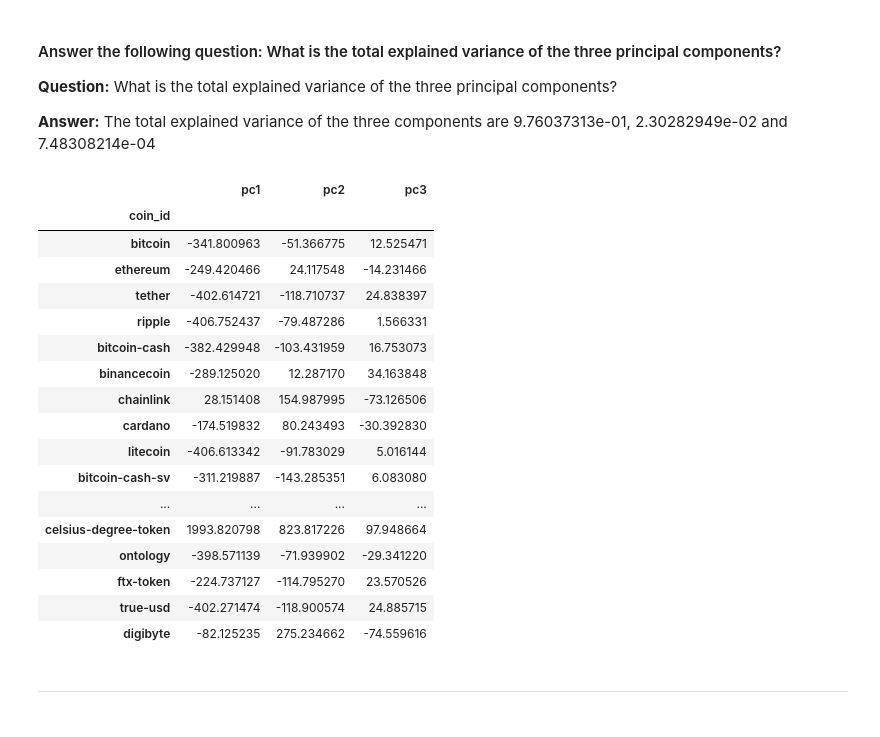
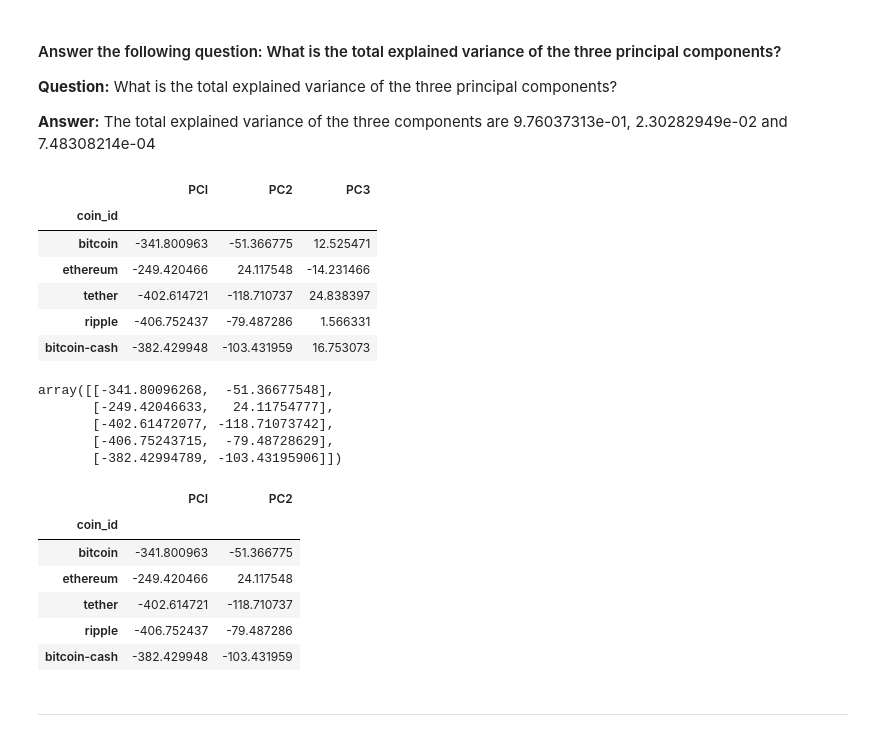
Before and after one commit to EGeorge2021r/Challenge10_Repo, a Jupyter notebook: Starter_Code/crypto_investments.ipynb, the cells around one changed output. Saved outputs shown, nothing was run; the diff lists cells and outputs as text; code cells hidden in the pictures.

Commit message:
Addedd coding on Optimize Clusters with Principal Component Analysis section

```diff
--- a/Starter_Code/crypto_investments.ipynb
+++ b/Starter_Code/crypto_investments.ipynb
@@ -320,42 +286,64 @@ array([9.76037313e-01, 2.30282949e-02, 7.48308214e-04])
 **Question:** What is the total explained variance of the three principal components?
 
 **Answer:** The total explained variance of the three components are 9.76037313e-01, 2.30282949e-02 and 7.48308214e-04
+# %%
+# Create a new DataFrame with the PCA data.
+# Note: The code for this step is provided for you
+
+# Creating a DataFrame with the PCA data
+pca_df = pd.DataFrame(df_market_data_pca_data,
+
+# Copy the crypto names from the original data and Set the coinid column as index
+index =  df_market_data_scaled_predictions.index, columns =['PCI', 'PC2', 'PC3'])
+
+# Display sample data
+pca_df.head()
+# %% [output]
+|  | PCI | PC2 | PC3 |
+| coin_id |  |  |  |
+| bitcoin | -341.800963 | -51.366775 | 12.525471 |
+| ethereum | -249.420466 | 24.117548 | -14.231466 |
+| tether | -402.614721 | -118.710737 | 24.838397 |
+| ripple | -406.752437 | -79.487286 | 1.566331 |
+| bitcoin-cash | -382.429948 | -103.431959 | 16.753073 |
+# %%
+# Create a PCA model instance and set `n_components=3`.
+pca = PCA(n_components=2)
+# %%
+# Use the PCA model with `fit_transform` to reduce to
+# three principal components.
+# Reduce from five to two features using PCA
+pca_df = pca.fit_transform(df_market_data_pca_data)
+
+
+# View the first five rows of the DataFrame.
+pca_df[:5]
+# %% [output]
+array([[-341.80096268,  -51.36677548],
+       [-249.42046633,   24.11754777],
+       [-402.61472077, -118.71073742],
+       [-406.75243715,  -79.48728629],
+       [-382.42994789, -103.43195906]])
 # %%
 # Create a new DataFrame with the PCA data.
 # Note: The code for this step is provided for you
-pcadf = pd.DataFrame(df_market_data_pca_data, index =  df_market_data_scaled_predictions.index, columns =['pc1', 'pc2', 'pc3'])
-pcadf
+
 # Creating a DataFrame with the PCA data
+pca1_df = pd.DataFrame(pca_df,
+
+# Copy the crypto names from the original data and Set the coinid column as index
+index =  df_market_data_scaled_predictions.index, columns =['PCI', 'PC2'])
 
 # Display sample data
-
-# Copy the crypto names from the original data
-# YOUR CODE HERE!
-
-# Set the coinid column as index
-# YOUR CODE HERE!
-
-# Display sample data
-# YOUR CODE HERE!
+pca1_df.head()
 # %% [output]
-|  | pc1 | pc2 | pc3 |
-| coin_id |  |  |  |
-| bitcoin | -341.800963 | -51.366775 | 12.525471 |
-| ethereum | -249.420466 | 24.117548 | -14.231466 |
-| tether | -402.614721 | -118.710737 | 24.838397 |
-| ripple | -406.752437 | -79.487286 | 1.566331 |
-| bitcoin-cash | -382.429948 | -103.431959 | 16.753073 |
-| binancecoin | -289.125020 | 12.287170 | 34.163848 |
-| chainlink | 28.151408 | 154.987995 | -73.126506 |
-| cardano | -174.519832 | 80.243493 | -30.392830 |
-| litecoin | -406.613342 | -91.783029 | 5.016144 |
-| bitcoin-cash-sv | -311.219887 | -143.285351 | 6.083080 |
-| ... | ... | ... | ... |
-| celsius-degree-token | 1993.820798 | 823.817226 | 97.948664 |
-| ontology | -398.571139 | -71.939902 | -29.341220 |
-| ftx-token | -224.737127 | -114.795270 | 23.570526 |
-| true-usd | -402.271474 | -118.900574 | 24.885715 |
-| digibyte | -82.125235 | 275.234662 | -74.559616 |
+|  | PCI | PC2 |
+| coin_id |  |  |
+| bitcoin | -341.800963 | -51.366775 |
+| ethereum | -249.420466 | 24.117548 |
+| tether | -402.614721 | -118.710737 |
+| ripple | -406.752437 | -79.487286 |
+| bitcoin-cash | -382.429948 | -103.431959 |
 # %% [markdown]
 ---
 # %% [markdown]
```
Also changed, not shown: parts of 4 cells of this notebook.
